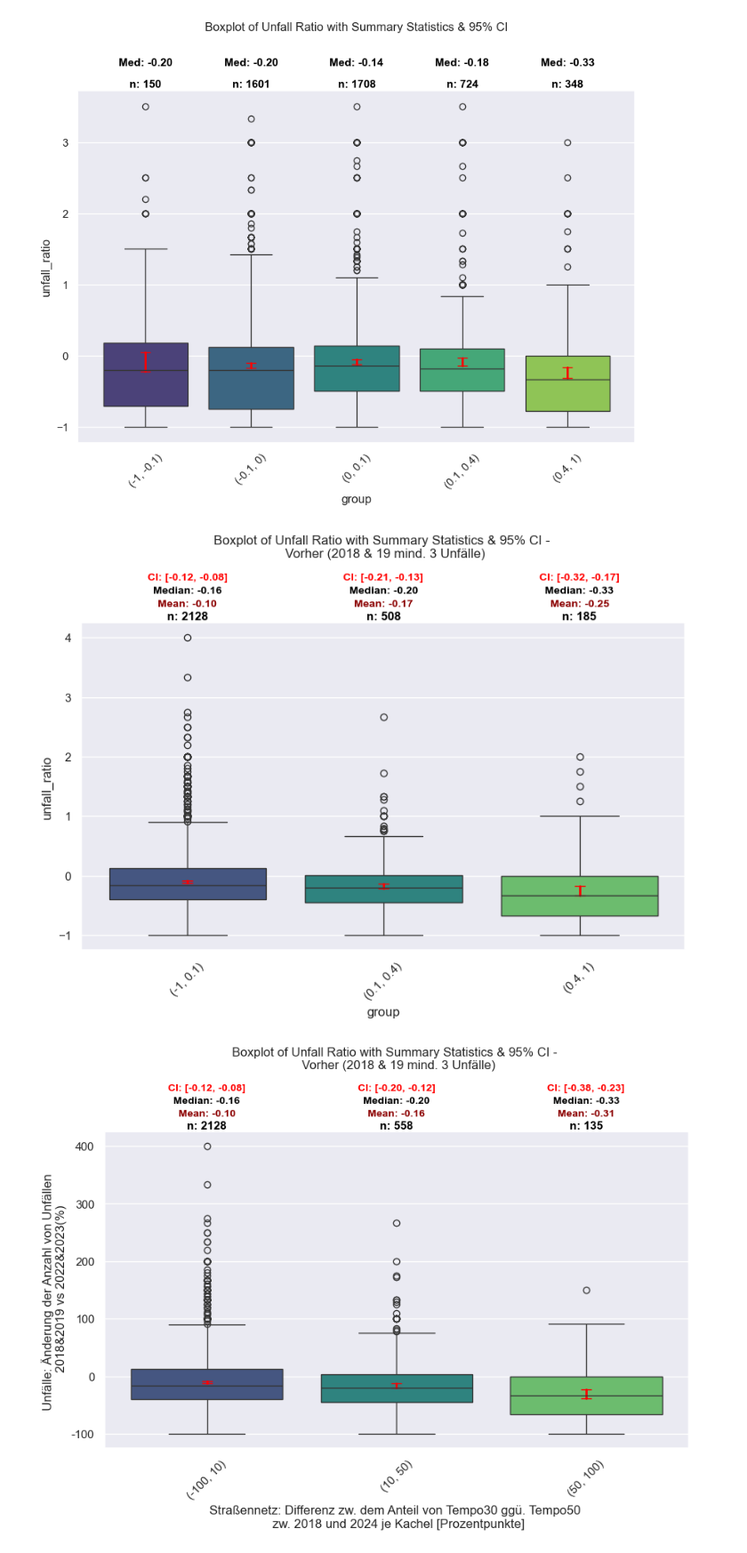
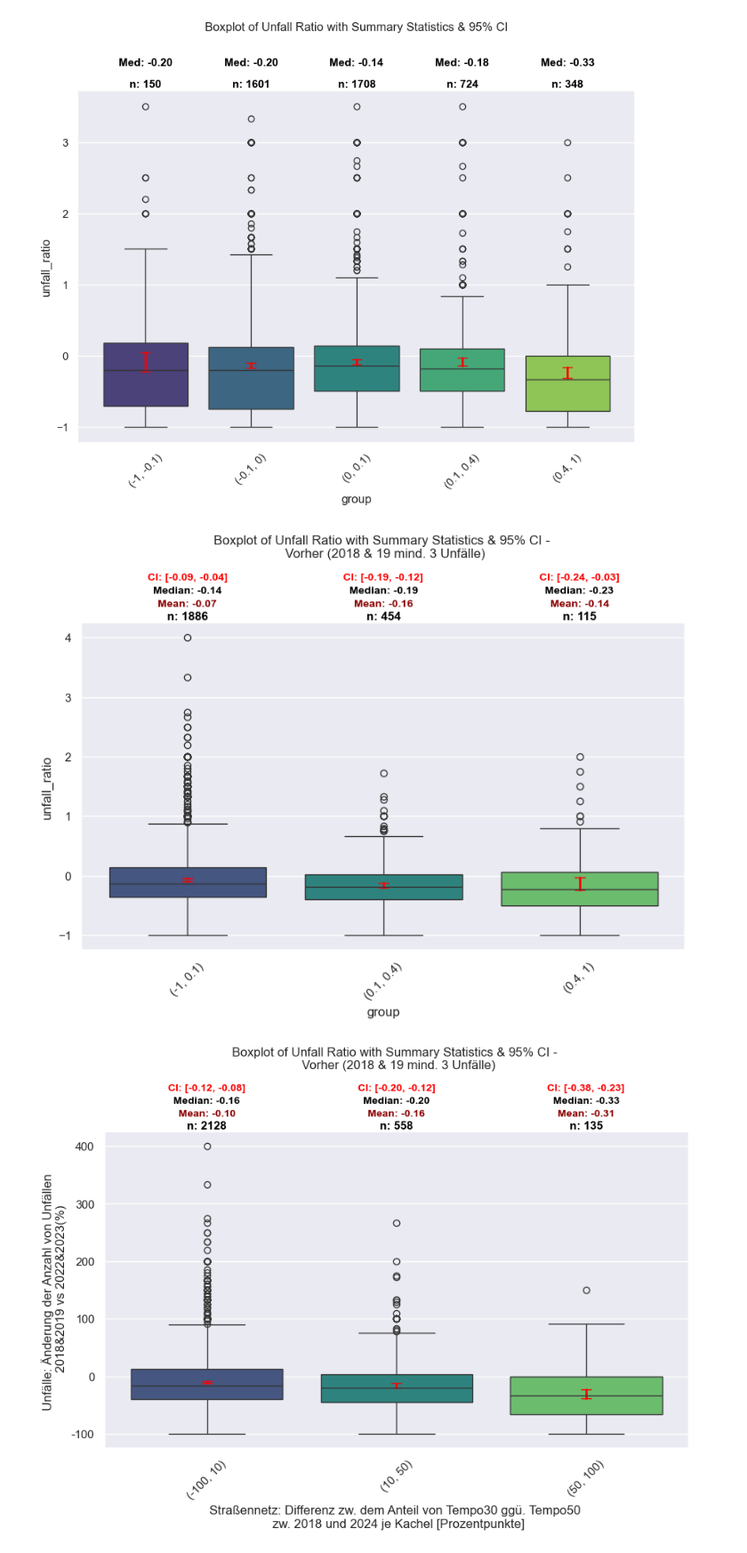
Before and after one commit to radverkehr/osm_history_analysis, a Jupyter notebook: 2_analyse_data_germany_statitics.ipynb, the cells around one changed output. Shown at 89% size. Drawn from its saved outputs; the diff is of its cells as text; code cells hidden in the pictures.

```diff
--- a/2_analyse_data_germany_statitics.ipynb
+++ b/2_analyse_data_germany_statitics.ipynb
@@ -795,6 +822,7 @@ sns.set_theme()
 df = fin_join
 df=df[df.vorher>=3].copy()
 #df=df[df.unfall_ratio<4]
+df=df[df[f"{last_year}_total_length"]>1000].copy()
 
 # Define bins and labels for categorizing `diff_ratio_tempo30`
 #bins = [-1, -0.2, 0, 0.2, 1]  # Bin edges
@@ -829,34 +857,34 @@ sns.boxplot(x="group", y="unfall_ratio", data=df, hue="group", palette="viridis"
 plt.title("Boxplot of Unfall Ratio with Summary Statistics & 95% CI - \n Vorher (2018 & 19 mind. 3 Unfälle)", pad=60)
 
 # **Set fixed Y-position for summary stats (closer to chart)**
 y_position = ax.get_ylim()[1] + (ax.get_ylim()[1] - ax.get_ylim()[0]) * 0.01  # Closer to plot
 
 # **Spacing factor for better line separation**
 line_spacing = (ax.get_ylim()[1] - ax.get_ylim()[0]) * 0.04  # Adjust spacing between lines
 
 # **Add Summary Statistics in multi-line format**
 for i, row in summary.iterrows():
     x_pos = i  # X-axis position aligned with boxplot
 
     # Add count, mean, and median (each on a new line with improved spacing)
     ax.text(x_pos, y_position, f"n: {int(row['count'])}", ha='center', fontsize=11, fontweight="bold", color="black")
     ax.text(x_pos, y_position + line_spacing, f"Mean: {row['mean']:.2f}", ha='center', fontsize=10, fontweight="bold", color="darkred")
     ax.text(x_pos, y_position + line_spacing * 2, f"Median: {row['median']:.2f}", ha='center', fontsize=10, fontweight="bold", color="black")
 
     # **Add CI below "n"**
     ci_text = f"CI: [{row['ci_lower']:.2f}, {row['ci_upper']:.2f}]"
     ax.text(x_pos, y_position + line_spacing * 3, ci_text,
             ha='center', fontsize=10, fontweight="bold", color="red")
 
     # **Plot Confidence Interval (CI) as error bars**
     ax.plot([x_pos, x_pos], [row["ci_lower"], row["ci_upper"]], color="red", linewidth=2, marker="_", markersize=10)
 
 # Adjust plot layout
 plt.subplots_adjust(top=0.80, bottom=0.2)  # Moves title up, allows space below
 plt.xticks(rotation=45)  # Rotate x labels for better readability
 plt.show()
 # %% [output]
-[figure, old version]
+[figure, new version]
 # %%
 import matplotlib.pyplot as plt
 import seaborn as sns
```
Also changed, not shown: parts of 12 cells of this notebook, 2 other files.
